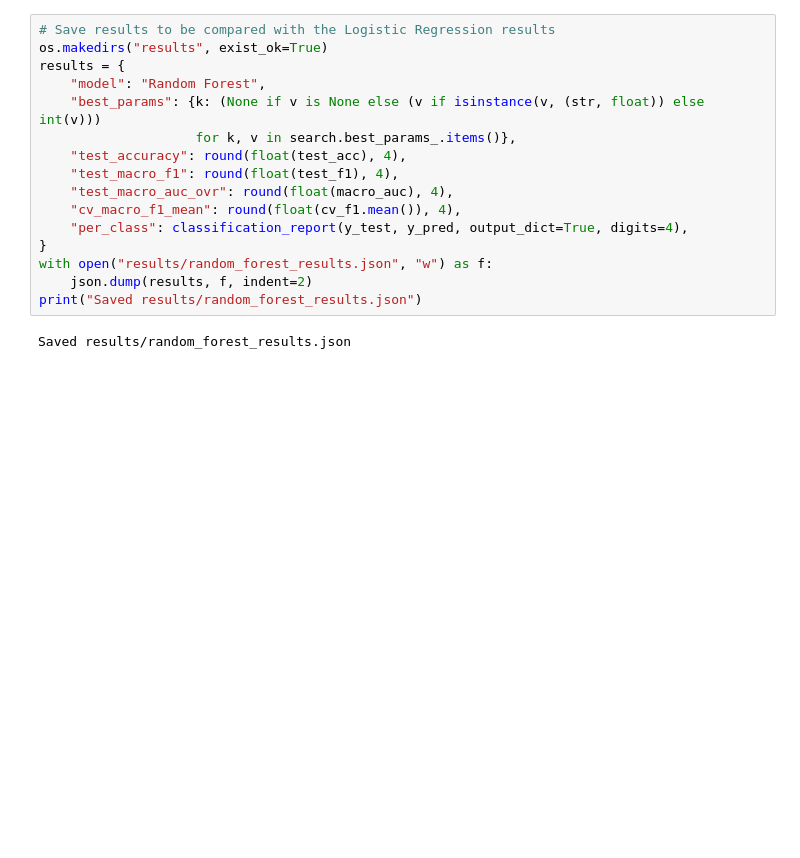
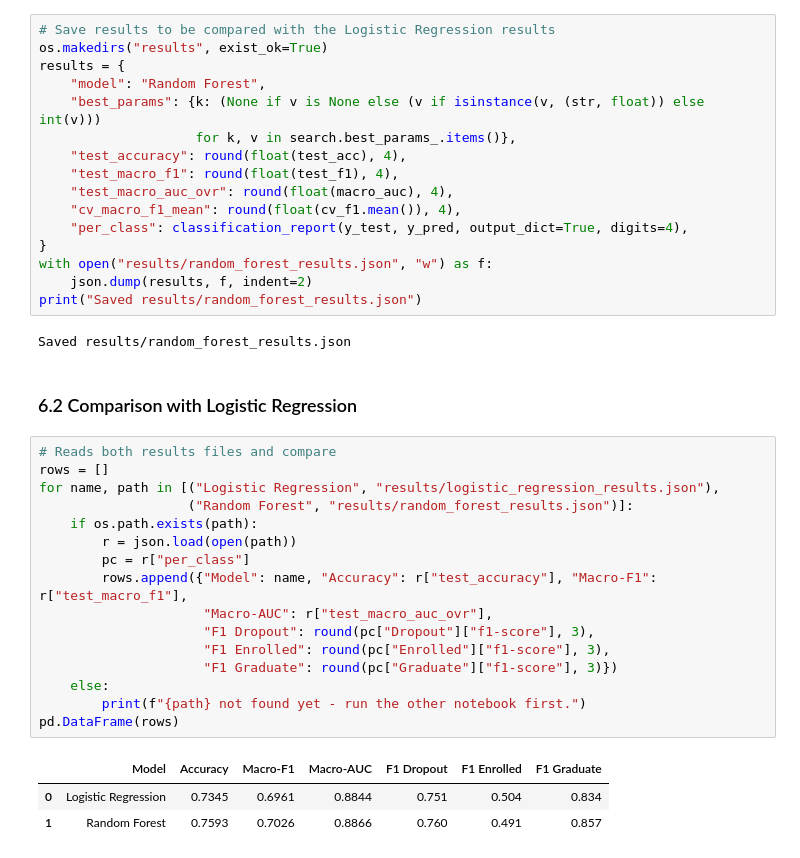
Before and after one commit to LoshithaAI/ML-Assignment, a Jupyter notebook: notebooks/random_forest.ipynb, the cells around one changed output. Cells and saved outputs as stored; diff of their text form; blank space fills up the shorter version.

Commit message:
Compared logistic_regression model and random_forest model

```diff
--- a/notebooks/random_forest.ipynb
+++ b/notebooks/random_forest.ipynb
@@ -565,3 +565,25 @@ with open("results/random_forest_results.json", "w") as f:
 print("Saved results/random_forest_results.json")
 # %% [output]
 Saved results/random_forest_results.json
+# %% [markdown]
+### 6.2 Comparison with Logistic Regression
+# %%
+# Reads both results files and compare
+rows = []
+for name, path in [("Logistic Regression", "results/logistic_regression_results.json"),
+                   ("Random Forest", "results/random_forest_results.json")]:
+    if os.path.exists(path):
+        r = json.load(open(path))
+        pc = r["per_class"]
+        rows.append({"Model": name, "Accuracy": r["test_accuracy"], "Macro-F1": r["test_macro_f1"],
+                     "Macro-AUC": r["test_macro_auc_ovr"],
+                     "F1 Dropout": round(pc["Dropout"]["f1-score"], 3),
+                     "F1 Enrolled": round(pc["Enrolled"]["f1-score"], 3),
+                     "F1 Graduate": round(pc["Graduate"]["f1-score"], 3)})
+    else:
+        print(f"{path} not found yet - run the other notebook first.")
+pd.DataFrame(rows)
+# %% [output]
+|  | Model | Accuracy | Macro-F1 | Macro-AUC | F1 Dropout | F1 Enrolled | F1 Graduate |
+| 0 | Logistic Regression | 0.7345 | 0.6961 | 0.8844 | 0.751 | 0.504 | 0.834 |
+| 1 | Random Forest | 0.7593 | 0.7026 | 0.8866 | 0.760 | 0.491 | 0.857 |
```
